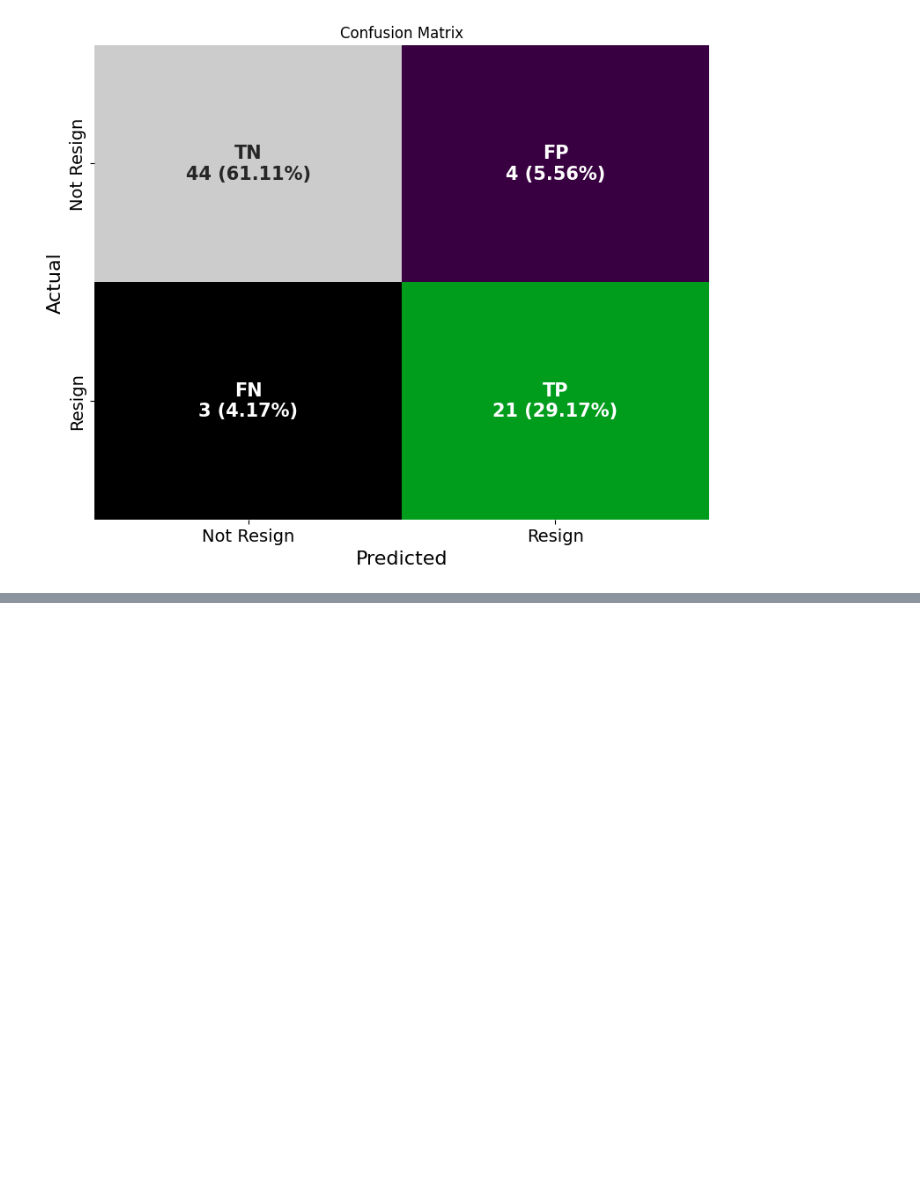
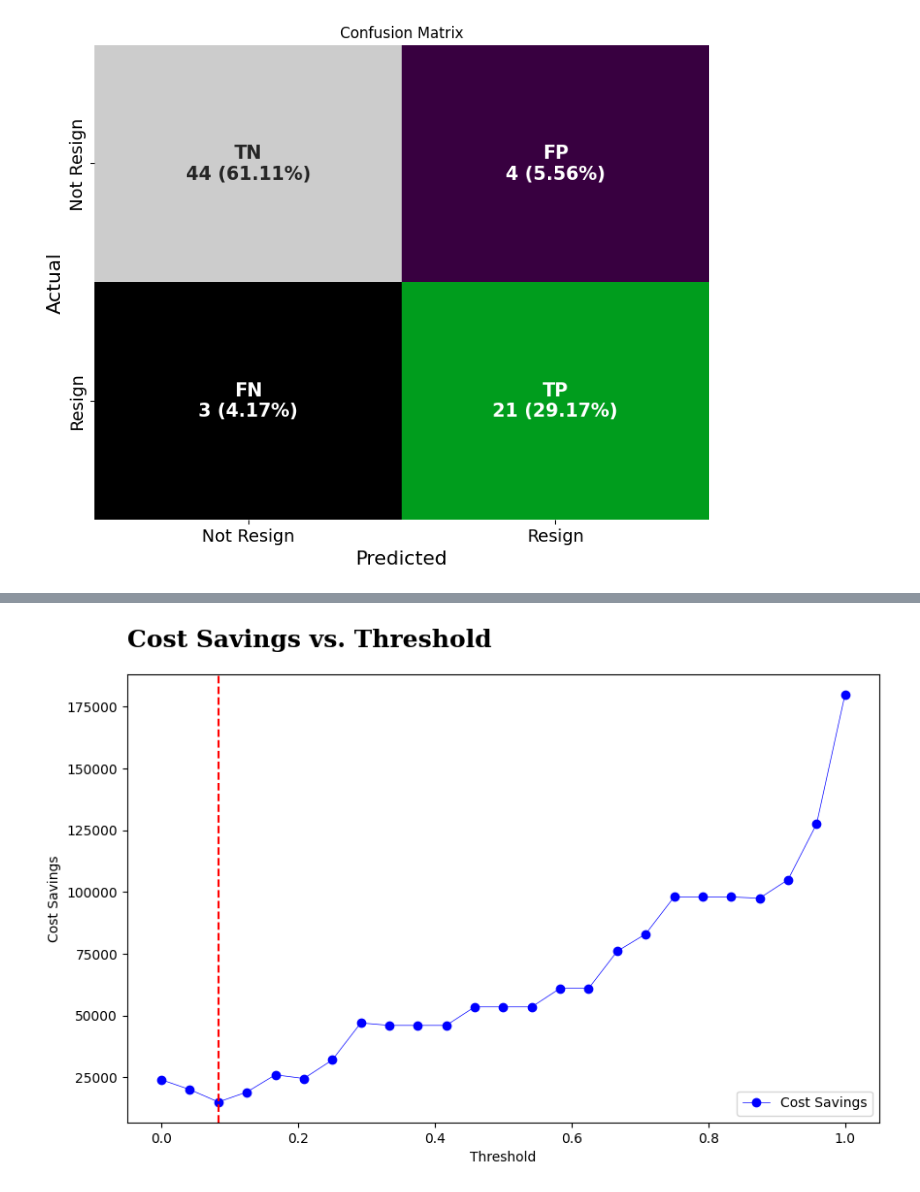
Before and after one commit to azaryasph/Improving-Employee-Retention-By-Predicting-Employee-Attrition-Using-Machine-Learning, a Jupyter notebook: notebook/predict_employee_attrition.ipynb, the cells around one changed output, grey strips where cells are left out. Cells and saved outputs as stored; diff of their text form; code cells hidden in the pictures; blank space fills up the shorter version.

```diff
--- a/notebook/predict_employee_attrition.ipynb
+++ b/notebook/predict_employee_attrition.ipynb
@@ -1670,0 +1714,90 @@ plot_confusion_matrix(xgb_new, X_test_ohe, y_test, 0.22)
+# %%
+recruitment_cost = 5000
+training_cost = 2500
+retain_cost = 500
+
+def cost_saving_analysis(model, X_test, y_test, threshold, recruitment_cost, training_cost, retain_cost):
+    """
+    This function calculates the cost savings of a model based on the confusion matrix.
+
+    Parameters:
+    model: The machine learning model to be evaluated.
+    X_test: The testing data.
+    y_test: The labels for the testing data.
+    threshold: The threshold for classifying the output into different classes.
+    recruitment_cost: The cost of recruitment for each employee.
+    training_cost: The cost of training for each employee.
+    retain_cost: The cost of retaining each employee.
+
+    Returns:
+    The total cost savings of the model.
+    """
+
+    # Get the predicted probabilities on the test data
+    y_pred_proba = model.predict_proba(X_test)[:, 1]
+
+    # Calculate the predicted values based on the threshold
+    y_pred = (y_pred_proba > threshold).astype(int)
+
+    # Calculate the confusion matrix
+    cm = confusion_matrix(y_test, y_pred)
+
+    # Calculate the cost of true positives
+    tpcost = cm[1, 1] * (recruitment_cost + training_cost)
+
+    # Calculate the cost of false negatives
+    fncost = cm[1, 0] * (recruitment_cost + training_cost)
+
+    # Calculate the cost of false positives
+    fpcost = cm[0, 1] * (retain_cost)
+
+    # Calculate the total cost savings
+    total_cost = fncost + fpcost
+
+    return total_cost
+
+tc = cost_saving_analysis(xgb_new, X_test_ohe, y_test, 0.22, recruitment_cost, training_cost, retain_cost)
+
+print(f'Total Cost: ${tc}')
+
+# Define the threshold values
+thresholds = np.linspace(0, 1, 25)
+
+# Initialize the cost savings list
+cost_savings_list = []
+
+# Calculate the cost savings for each threshold
+for threshold in thresholds:
+    cost_savings = cost_saving_analysis(xgb_new, X_test_ohe, y_test, threshold, recruitment_cost, training_cost, retain_cost)
+    cost_savings_list.append(cost_savings)
+
+threscost = pd.DataFrame({
+    'Threshold': thresholds,
+    'Cost': cost_savings_list
+})
+
+min_cost = threscost['Cost'].min()
+min_cost_threshold = threscost['Threshold'][threscost['Cost'].idxmin()]
+
+# Plot the cost savings against the threshold
+plt.figure(figsize=(10, 6))
+
+plt.plot(
+    thresholds,
+    cost_savings_list,
+    label='Cost Savings',
+    color='b',
+    marker='o',
+    # alpha=0.5,
+    linewidth=0.5
+)
+threscost['Cost'].min()
+plt.axvline(min_cost_threshold, color='r', linestyle='--')
+
+plt.xlabel('Threshold')
+plt.ylabel('Cost Savings')
+
+plt.title('Cost Savings vs. Threshold', fontdict=fdbold, pad=20, loc='left')
+plt.legend()
+plt.show()
+# %% [output]
@@ -1670,0 +1805 @@ plot_confusion_matrix(xgb_new, X_test_ohe, y_test, 0.22)
+[figure, added]
```
Also changed, not shown: parts of 24 cells of this notebook.
